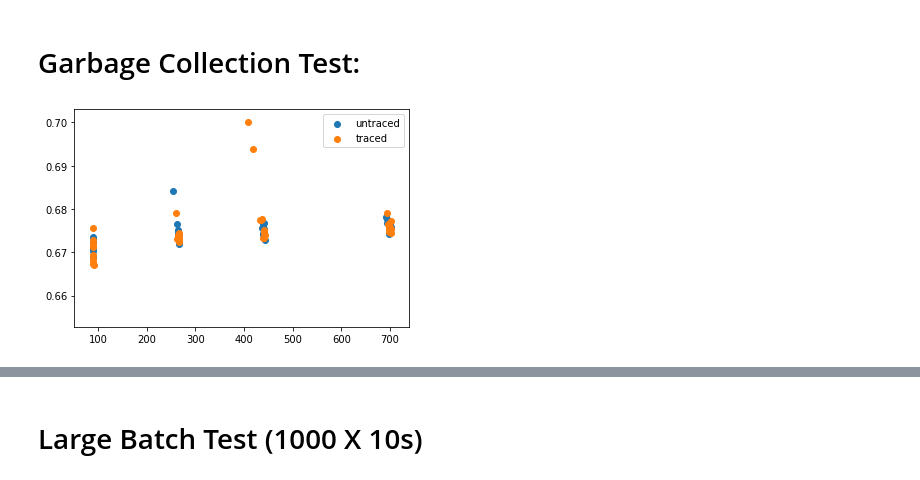
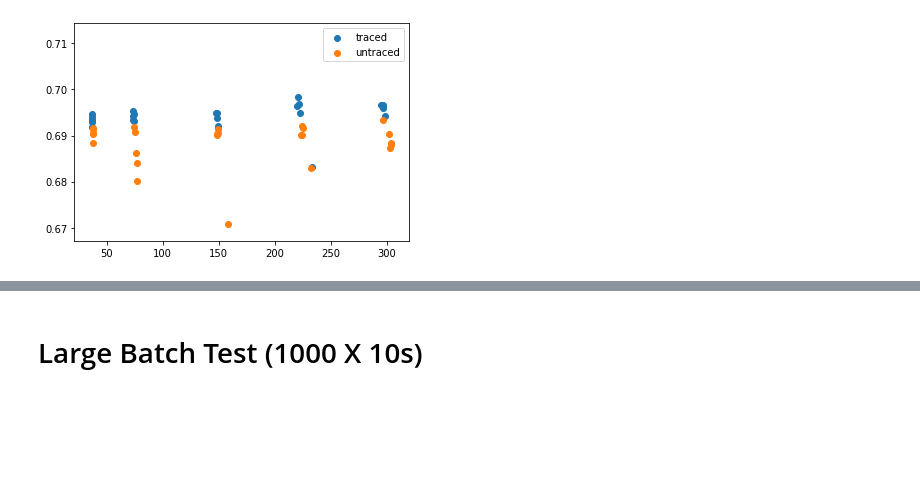
Before and after one commit to lightstep/lightstep-benchmarks, a Jupyter notebook: analysis/analysis.ipynb, the cells around one changed output, grey strips where cells are left out. Drawn from its saved outputs; the diff is of its cells as text; code cells hidden in the pictures; blank space fills up the shorter version.

Commit message:
run more tests on CI; add new analysis

```diff
--- a/analysis/analysis.ipynb
+++ b/analysis/analysis.ipynb
@@ -1,44 +1,27 @@
 # %%
 untraced = []
 traced = []
 
 SPS = 0
 CPU = 1
 
 def read_file(filename):
     with open(filename) as file:
         t = []
         while True:
             line = file.readline()
             if not line:
                 break
 
             t.append([float(i) for i in line.split()])
     return t
 
-traced = read_file('traced.txt')
-untraced = read_file('untraced.txt')
+traced = read_file('large_batch/traced.txt')
+untraced = read_file('large_batch/untraced.txt')
+
+plt.scatter([t[0] / t[1] for t in traced], [t[2] / t[1] for t in traced], label='traced')
+plt.scatter([t[0] / t[1] for t in untraced], [t[2] / t[1] for t in untraced], label='untraced')
+plt.legend()
+plt.show()
+# %% [output]
+[figure, added]
-# %% [markdown]
-# Garbage Collection Test:
-# %%
-import matplotlib.pyplot as plt
-
-u_ms10 = read_file('gc_test/untraced_nogc.txt')
-ms10 = read_file('gc_test/traced_nogc.txt')
-
-
-ms10_cpu = [m[2] for m in ms10]
-ms10_sps = [m[0] for m in ms10]
-u_ms10_cpu = [m[2] for m in u_ms10]
-u_ms10_sps = [m[0] for m in u_ms10]
-
-
-
-plt.scatter(u_ms10_sps, u_ms10_cpu, label='untraced')
-plt.scatter(ms10_sps, ms10_cpu, label='traced')
-plt.legend()
-
-plt.legend()
-plt.show()
-# %% [output]
-[figure, removed]
```
Also changed, not shown: parts of 10 cells of this notebook, 16 other files.
